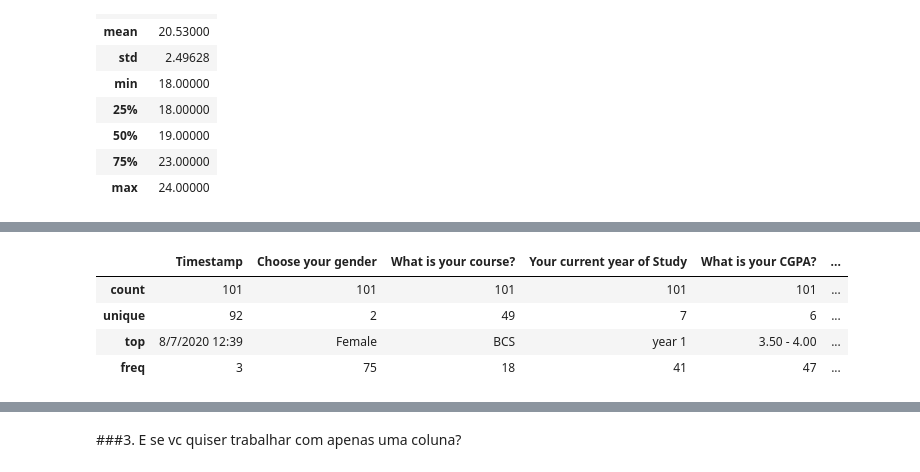
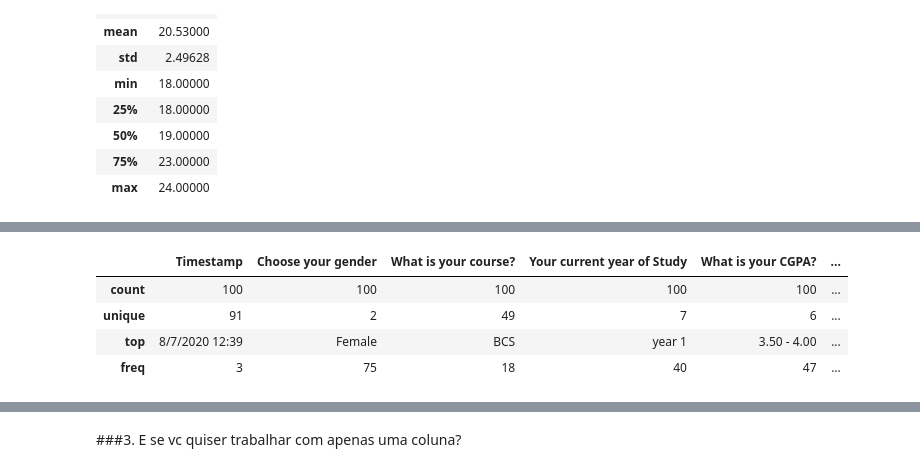
Before and after one commit to eddorileo/mental_health, a Jupyter notebook: mental_health.ipynb, the cells around one changed output, grey strips where cells are left out. Cells and saved outputs as stored; diff of their text form; code cells hidden in the pictures.

```diff
--- a/mental_health.ipynb
+++ b/mental_health.ipynb
@@ -181,9 +191,9 @@ data.describe(exclude = 'object')
 # %%
 # stats das variáveis categóricas
-data.describe(exclude = ['float', 'int64'])
+data2.describe(exclude = ['float', 'int64'])
 # %% [output]
 |  | Timestamp | Choose your gender | What is your course? | Your current year of Study | What is your CGPA? | ... |
-| count | 101 | 101 | 101 | 101 | 101 | ... |
-| unique | 92 | 2 | 49 | 7 | 6 | ... |
+| count | 100 | 100 | 100 | 100 | 100 | ... |
+| unique | 91 | 2 | 49 | 7 | 6 | ... |
 | top | 8/7/2020 12:39 | Female | BCS | year 1 | 3.50 - 4.00 | ... |
-| freq | 3 | 75 | 18 | 41 | 47 | ... |
+| freq | 3 | 75 | 18 | 40 | 47 | ... |
```
Also changed, not shown: parts of 13 cells of this notebook.
